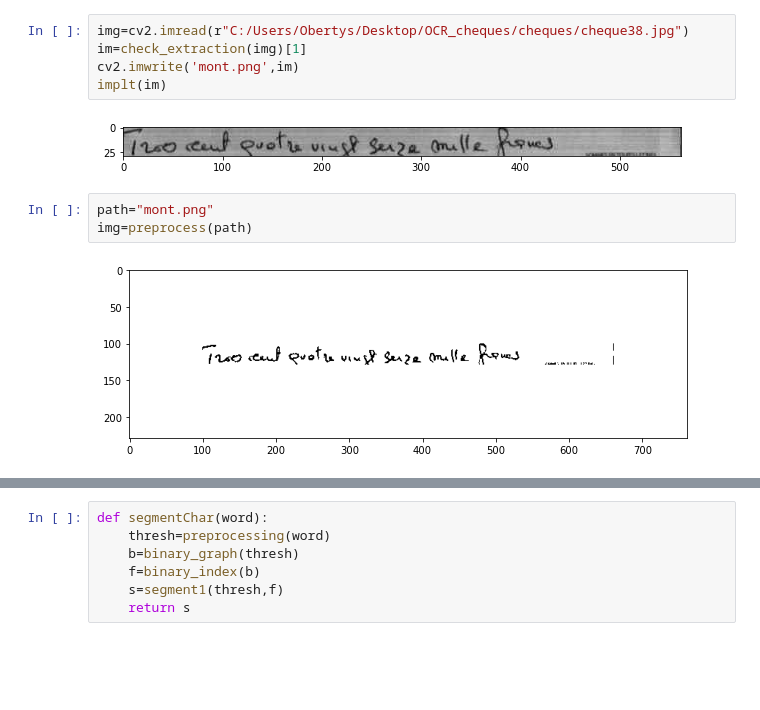
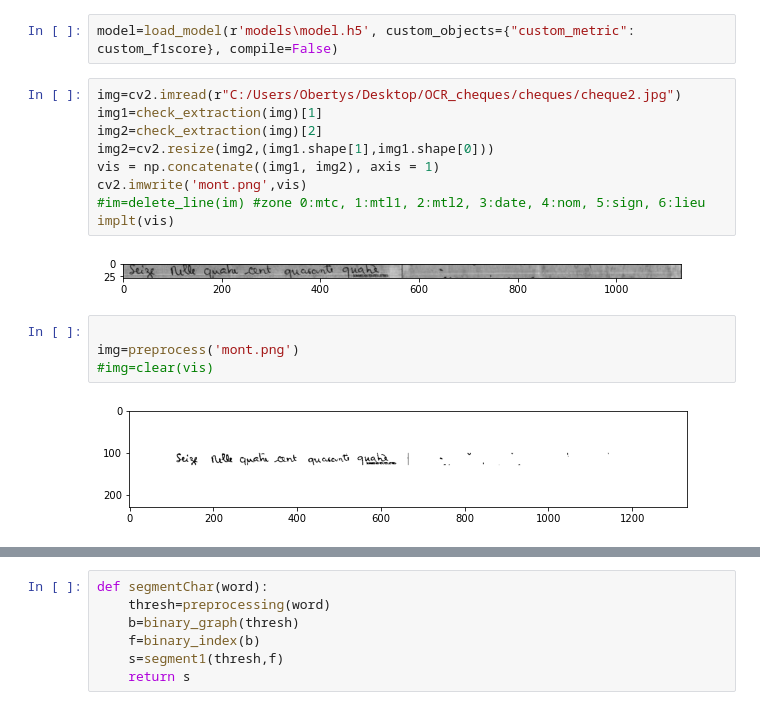
Before and after one commit to annanmtk/Oclear, a Jupyter notebook: OCLEAR.ipynb, the cells around one changed output, grey strips where cells are left out. Cells and saved outputs as stored; diff of their text form; blank space fills up the shorter version.

```diff
--- a/OCLEAR.ipynb
+++ b/OCLEAR.ipynb
@@ -271,13 +287,20 @@ Loaded model from disk
+# %%
+model=load_model(r'models\model.h5', custom_objects={"custom_metric": custom_f1score}, compile=False)
 # %%
-img=cv2.imread(r"C:/Users/Obertys/Desktop/OCR_cheques/cheques/cheque38.jpg")
-im=check_extraction(img)[1]
-cv2.imwrite('mont.png',im)
-implt(im)
+img=cv2.imread(r"C:/Users/Obertys/Desktop/OCR_cheques/cheques/cheque2.jpg")
+img1=check_extraction(img)[1]
+img2=check_extraction(img)[2]
+img2=cv2.resize(img2,(img1.shape[1],img1.shape[0]))
+vis = np.concatenate((img1, img2), axis = 1)
+cv2.imwrite('mont.png',vis)
+#im=delete_line(im) #zone 0:mtc, 1:mtl1, 2:mtl2, 3:date, 4:nom, 5:sign, 6:lieu
+implt(vis)
 # %% [output]
-[figure, old version]
+[figure, new version]
-# %%
-path="mont.png"
-img=preprocess(path)
-# %% [output]
-[figure, removed]
+# %%
+
+img=preprocess('mont.png')
+#img=clear(vis)
+# %% [output]
+[figure, added]
 # %%
```
Also changed, not shown: parts of 6 cells of this notebook.
